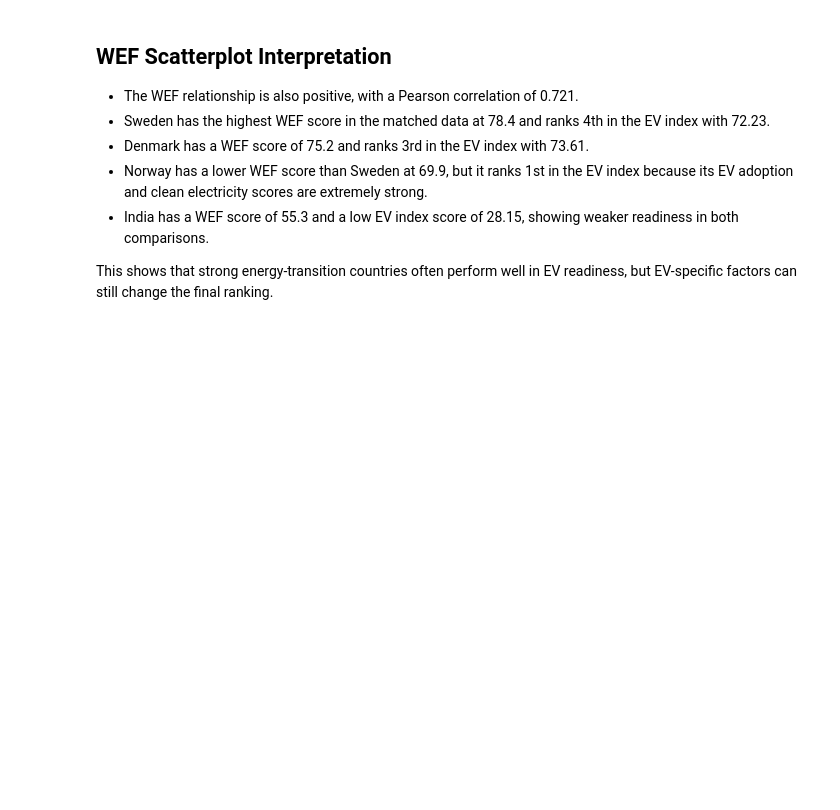
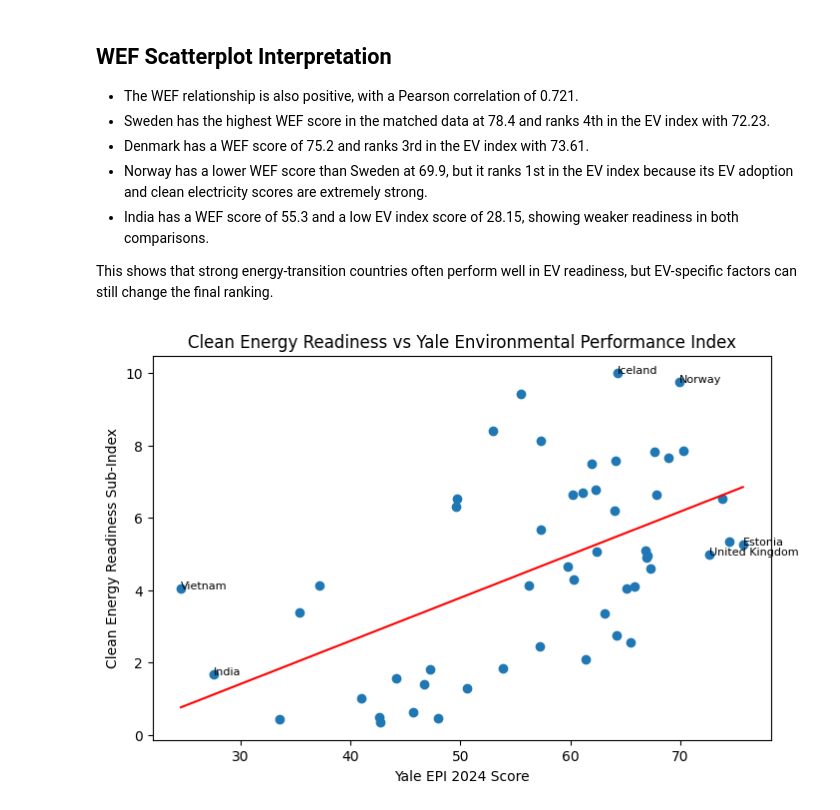
Before and after one commit to RathnamMeghana/DAV_CA1, a Jupyter notebook: index.ipynb, the cells around one changed output. Drawn from its saved outputs; the diff is of its cells as text; code cells hidden in the pictures; blank space fills up the shorter version.

Commit message:
🌱 Plot EPI link
Add the EPI scatterplot, country examples, and interpretation.

1.) Compare EPI with the Clean Energy Readiness sub-index.
2.) Use Estonia, Iceland, Norway, India, Vietnam, and the UK.

```diff
--- a/index.ipynb
+++ b/index.ipynb
@@ -2493,3 +2493,15 @@ comparison_df[
 - India has a WEF score of 55.3 and a low EV index score of 28.15, showing weaker readiness in both comparisons.
 
 This shows that strong energy-transition countries often perform well in EV readiness, but EV-specific factors can still change the final ranking.
+# %%
+plot_external_link(
+    comparison_df,
+    "Clean_Energy_Readiness",
+    "EPI_2024_Score",
+    "Clean Energy Readiness vs Yale Environmental Performance Index",
+    "Yale EPI 2024 Score",
+    "Clean Energy Readiness Sub-Index",
+    ["Estonia", "Norway", "Iceland", "India", "Vietnam", "United Kingdom"]
+)
+# %% [output]
+[figure, added]
```
Also changed, not shown: parts of 2 cells of this notebook.
